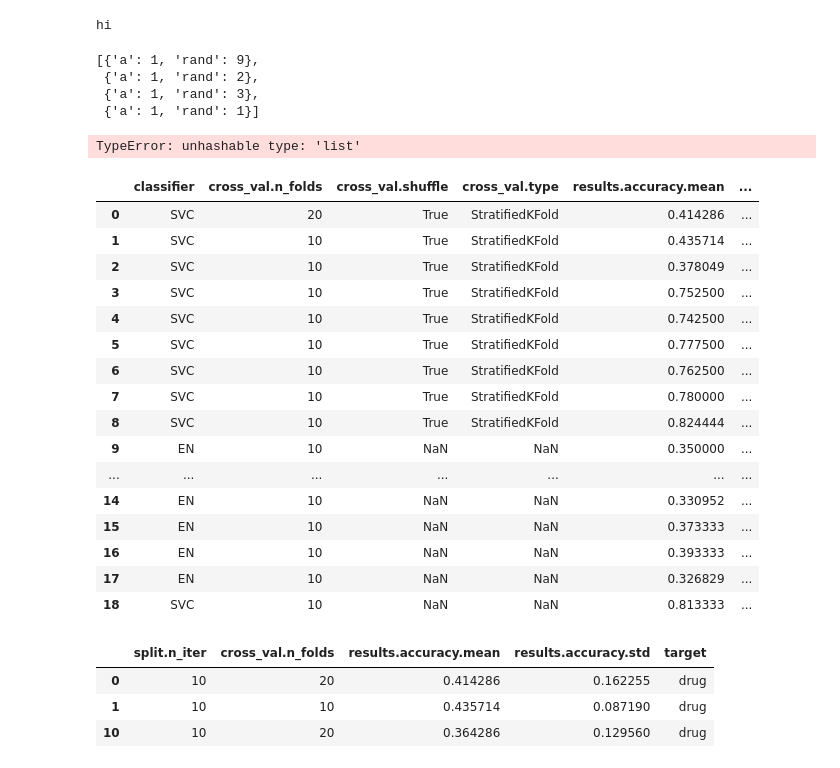
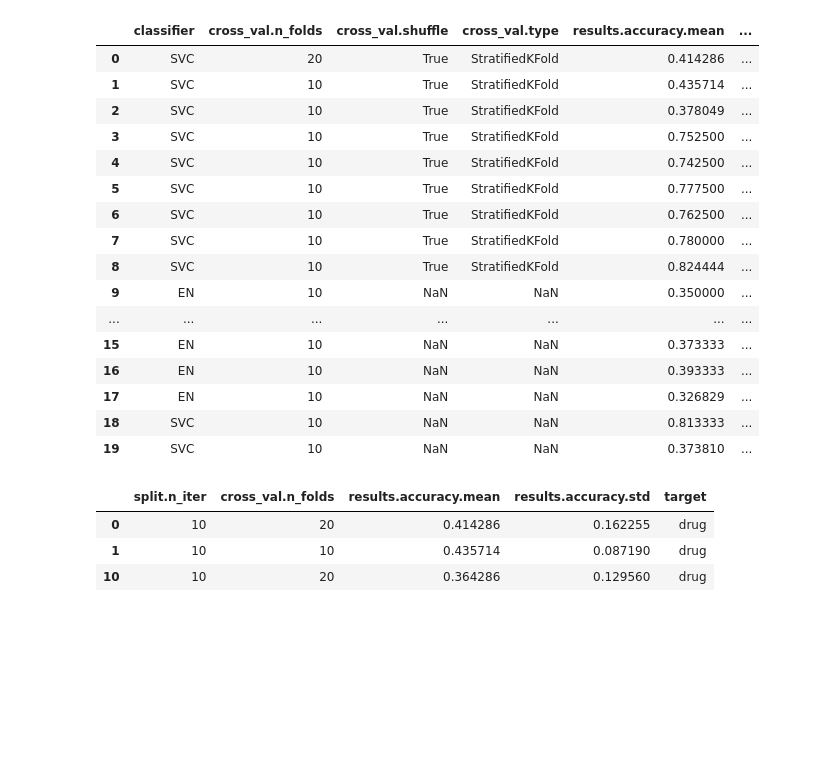
Before and after one commit to hmourit/MScThesis, a Jupyter notebook: Plots.ipynb, the cells around one changed output. Cells and saved outputs as stored; diff of their text form; code cells hidden in the pictures; blank space fills up the shorter version.

```diff
--- a/Plots.ipynb
+++ b/Plots.ipynb
@@ -14,6 +14,0 @@ os.getcwd()
-# %%
-foo = json.dumps([{'a': 2, 'b': [40, 50, 60]}, {'a': 3, 'b': [10, 20]}])
-foo = json.loads(foo)
-print(foo)
-foo2 = pd.io.json.json_normalize(foo)
-foo2
@@ -25,47 +15,26 @@ foo2
-# %%
-foo3 = foo2['b'].apply(pd.Series)#.stack()#.mean(level=0)
-foo3 = foo3.stack()
-foo3.name = 'hi'
-print(foo3.name)
-# %% [output]
-hi
-# %%
-foo = {'a': 1}
-[dict(foo, rand=x) for x in np.random.randint(10, size=4)]
-# %% [output]
-[{'a': 1, 'rand': 9},
- {'a': 1, 'rand': 2},
- {'a': 1, 'rand': 3},
- {'a': 1, 'rand': 1}]
-# %%
-foo = json.dumps([{'a': 2, 'b': [40, 50, 60]}, {'a': 3, 'b': [10, 20]}])
-foo = json.loads(foo)
-ha
-# %% [output]
-TypeError: unhashable type: 'list'
 # %%
-results = json.load(open('../results', 'r'))
+results = json.load(open('./results/results.json', 'r'))
 results = pd.io.json.json_normalize(results)
 results['target'] = results.target.fillna('drug')
 results
 # %% [output]
 |  | classifier | cross_val.n_folds | cross_val.shuffle | cross_val.type | results.accuracy.mean | ... |
 | 0 | SVC | 20 | True | StratifiedKFold | 0.414286 | ... |
 | 1 | SVC | 10 | True | StratifiedKFold | 0.435714 | ... |
 | 2 | SVC | 10 | True | StratifiedKFold | 0.378049 | ... |
 | 3 | SVC | 10 | True | StratifiedKFold | 0.752500 | ... |
 | 4 | SVC | 10 | True | StratifiedKFold | 0.742500 | ... |
 | 5 | SVC | 10 | True | StratifiedKFold | 0.777500 | ... |
 | 6 | SVC | 10 | True | StratifiedKFold | 0.762500 | ... |
 | 7 | SVC | 10 | True | StratifiedKFold | 0.780000 | ... |
 | 8 | SVC | 10 | True | StratifiedKFold | 0.824444 | ... |
 | 9 | EN | 10 | NaN | NaN | 0.350000 | ... |
 | ... | ... | ... | ... | ... | ... | ... |
-| 14 | EN | 10 | NaN | NaN | 0.330952 | ... |
 | 15 | EN | 10 | NaN | NaN | 0.373333 | ... |
 | 16 | EN | 10 | NaN | NaN | 0.393333 | ... |
 | 17 | EN | 10 | NaN | NaN | 0.326829 | ... |
 | 18 | SVC | 10 | NaN | NaN | 0.813333 | ... |
+| 19 | SVC | 10 | NaN | NaN | 0.373810 | ... |
 # %%
 temp = results[results['split.test_size'] == 0.1][results['classifier'] == 'EN']
 temp = temp[['split.n_iter', 'cross_val.n_folds', 'results.accuracy.mean', 'results.accuracy.std', 'target']]
```
Also changed, not shown: parts of 11 cells of this notebook, 3 other files.
